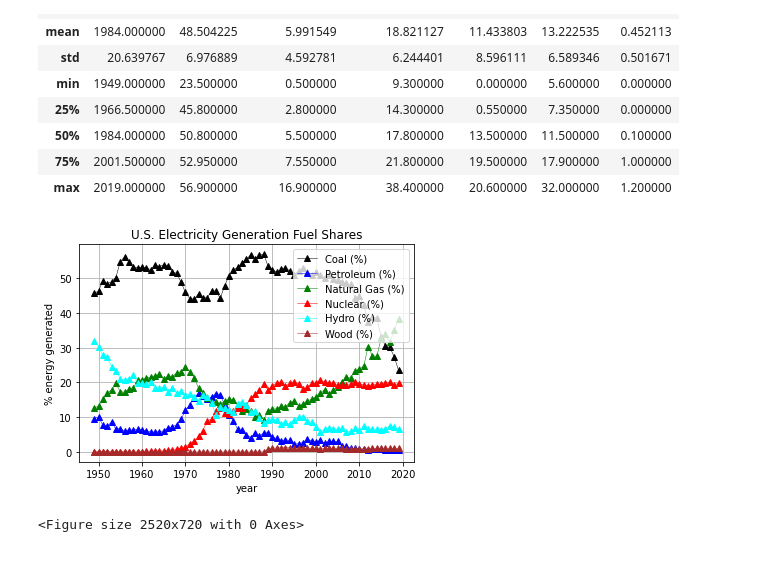
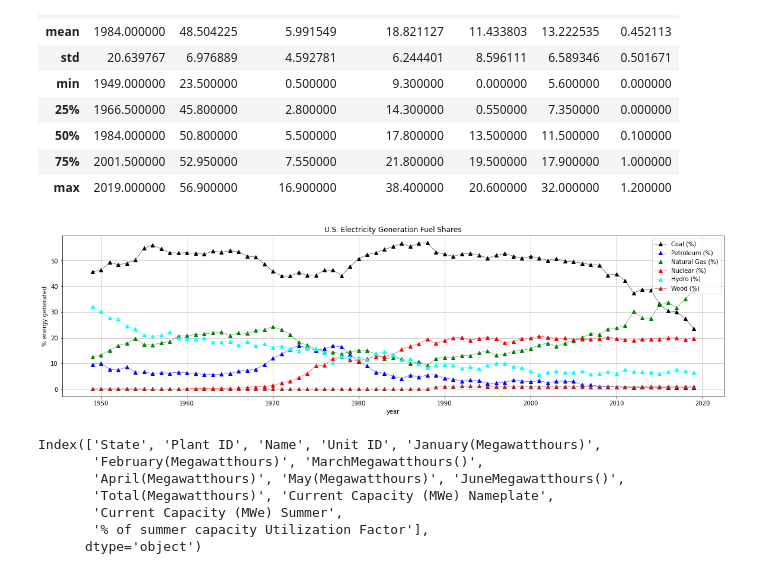
Before and after one commit to jhillner/Group-Project-1, a Jupyter notebook: Code/energy_statistics.ipynb, the cells around one changed output. Saved outputs shown, nothing was run; the diff lists cells and outputs as text; code cells hidden in the pictures.

```diff
--- a/Code/energy_statistics.ipynb
+++ b/Code/energy_statistics.ipynb
@@ -8,0 +33,16 @@ import os
+# %%
+x_axis=electricity_generated['YEAR']
+y1=electricity_generated['NUCLEAR GENERATION (MWH)']
+y2=electricity_generated['TOTAL ELECTRICITY GENERATION (MWH)']
+
+plt.plot(x_axis,y1,linewidth=0.5, marker='^', color='r',label="Total Electricity(MWH)")
+plt.plot(x_axis,y2,linewidth=0.5, marker='^', color='b', label="Nuclear generated elec (MWH)")
+
+plt.rcParams["figure.figsize"] = [20, 20]
+plt.title("U.S. Electricity Generation total vs nuclear")
+plt.xlabel("year")
+plt.ylabel("Electricity generated")
+plt.legend(loc='upper right')
+#plt.ylim(38000000,4300000000)
+plt.savefig("../Figures/U.S. Electricity Generation(Total VS Nuclear).png")
+plt.show()
@@ -31,26 +73,35 @@ energy_stats.describe()
 # %%
 x_axis=energy_stats['Year']
 y1=energy_stats['Coal (%)']
 y2=energy_stats['Petroleum (%)']
 y3=energy_stats['Natural Gas (%)']
 y4=energy_stats['Nuclear (%)']
 y5=energy_stats['Hydro (%)']
 y6=energy_stats['Wood (%)']
 plt.plot(x_axis,y1,linewidth=0.5, marker='^', color='black',label="Coal (%)")
 plt.plot(x_axis,y2,linewidth=0.5, marker='^', color='b', label="Petroleum (%)")
 plt.plot(x_axis,y3,linewidth=0.5, marker='^', color='g', label="Natural Gas (%)")
 plt.plot(x_axis,y4,linewidth=0.5, marker='^', color='r', label="Nuclear (%)")
 plt.plot(x_axis,y5,linewidth=0.5, marker='^', color='aqua', label="Hydro (%)")
 plt.plot(x_axis,y6,linewidth=0.5, marker='^', color='brown', label="Wood (%)")
-
+plt.rcParams["figure.figsize"] = [20, 5]
 plt.title("U.S. Electricity Generation Fuel Shares")
 plt.xlabel("year")
 plt.ylabel("% energy generated")
-plt.legend()
+plt.legend(loc='upper right')
 plt.grid()
-plt.figure(figsize=(35,10))
-#plt.savefig("../Images/U.S. Electricity Generation Fuel Shares.png")
+plt.savefig("../Figures/U.S. Electricity Generation Fuel Shares.png")
 plt.show()
 # %% [output]
-[figure, old version]
+[figure, new version]
-<Figure size 2520x720 with 0 Axes>
+# %%
+usreact20=pd.read_excel('../Data/usreact20.xlsx')
+usreact20.columns
+# %% [output]
+Index(['State', 'Plant ID', 'Name', 'Unit ID', 'January(Megawatthours)',
+       'February(Megawatthours)', 'MarchMegawatthours()',
+       'April(Megawatthours)', 'May(Megawatthours)', 'JuneMegawatthours()',
+       'Total(Megawatthours)', 'Current Capacity (MWe) Nameplate',
+       'Current Capacity (MWe) Summer',
+       '% of summer capacity Utilization Factor'],
+      dtype='object')
```
Also changed, not shown: parts of 13 cells of this notebook, 9 other files.
